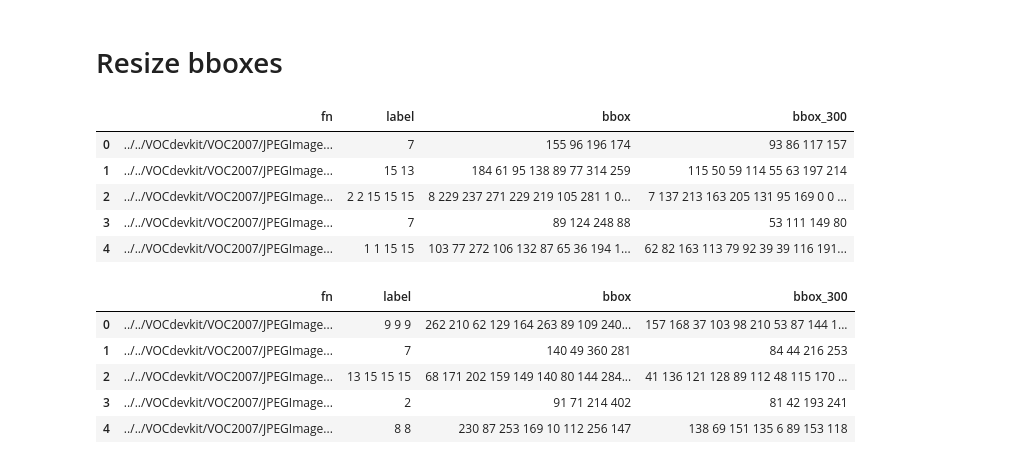
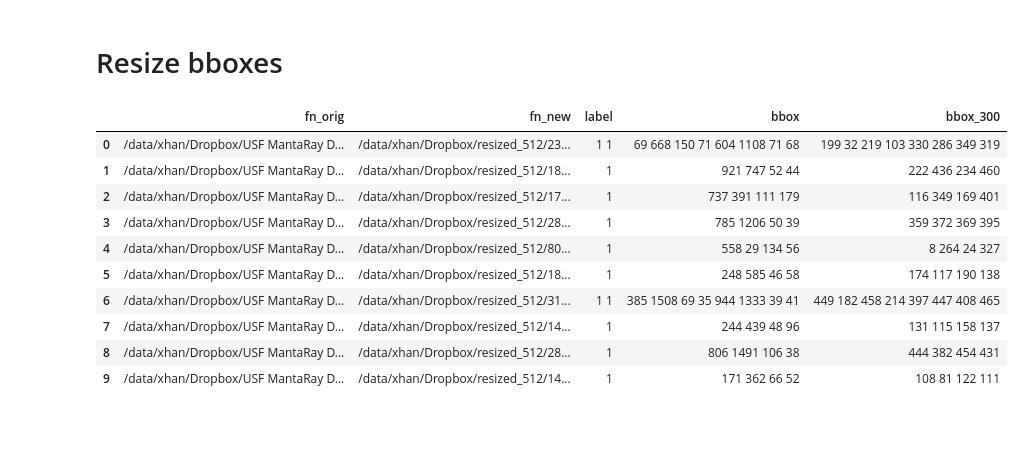
Before and after one commit to xhan0909/SSD_PyTorch_Implementation, a Jupyter notebook: nbs/img_resize.ipynb, the cells around one changed output. Cells and saved outputs as stored; diff of their text form; code cells hidden in the pictures; blank space fills up the shorter version.

```diff
--- a/nbs/img_resize.ipynb
+++ b/nbs/img_resize.ipynb
@@ -66,4 +77,4 @@ def bb_hw(bb):
 # %%
-PATH = Path('../VOCdevkit/VOC2007/')
-train_bbox_df = pd.read_csv(PATH/'tmp/train_bbox_multi.csv')
-val_bbox_df = pd.read_csv(PATH/'tmp/val_bbox_multi.csv')
+PATH = Path('/data/xhan/Dropbox/resized_512/')
+train_bbox_df = pd.read_csv('../data/train_anno.csv')
+val_bbox_df = pd.read_csv('../data/val_anno.csv')
@@ -98,21 +130,17 @@ resize_annotation_bbox(val_bbox_df)
 # %%
-train_bbox_df.head()
+train_bbox_df.head(10)
 # %% [output]
-|  | fn | label | bbox | bbox_300 |
-| 0 | ../../VOCdevkit/VOC2007/JPEGImage... | 7 | 155 96 196 174 | 93 86 117 157 |
-| 1 | ../../VOCdevkit/VOC2007/JPEGImage... | 15 13 | 184 61 95 138 89 77 314 259 | 115 50 59 114 55 63 197 214 |
-| 2 | ../../VOCdevkit/VOC2007/JPEGImage... | 2 2 15 15 15 | 8 229 237 271 229 219 105 281 1 0... | 7 137 213 163 205 131 95 169 0 0 ... |
-| 3 | ../../VOCdevkit/VOC2007/JPEGImage... | 7 | 89 124 248 88 | 53 111 149 80 |
-| 4 | ../../VOCdevkit/VOC2007/JPEGImage... | 1 1 15 15 | 103 77 272 106 132 87 65 36 194 1... | 62 82 163 113 79 92 39 39 116 191... |
+|  | fn_orig | fn_new | label | bbox | bbox_300 |
+| 0 | /data/xhan/Dropbox/USF MantaRay D... | /data/xhan/Dropbox/resized_512/23... | 1 1 | 69 668 150 71 604 1108 71 68 | 199 32 219 103 330 286 349 319 |
+| 1 | /data/xhan/Dropbox/USF MantaRay D... | /data/xhan/Dropbox/resized_512/18... | 1 | 921 747 52 44 | 222 436 234 460 |
+| 2 | /data/xhan/Dropbox/USF MantaRay D... | /data/xhan/Dropbox/resized_512/17... | 1 | 737 391 111 179 | 116 349 169 401 |
+| 3 | /data/xhan/Dropbox/USF MantaRay D... | /data/xhan/Dropbox/resized_512/28... | 1 | 785 1206 50 39 | 359 372 369 395 |
+| 4 | /data/xhan/Dropbox/USF MantaRay D... | /data/xhan/Dropbox/resized_512/80... | 1 | 558 29 134 56 | 8 264 24 327 |
+| 5 | /data/xhan/Dropbox/USF MantaRay D... | /data/xhan/Dropbox/resized_512/18... | 1 | 248 585 46 58 | 174 117 190 138 |
+| 6 | /data/xhan/Dropbox/USF MantaRay D... | /data/xhan/Dropbox/resized_512/31... | 1 1 | 385 1508 69 35 944 1333 39 41 | 449 182 458 214 397 447 408 465 |
+| 7 | /data/xhan/Dropbox/USF MantaRay D... | /data/xhan/Dropbox/resized_512/14... | 1 | 244 439 48 96 | 131 115 158 137 |
+| 8 | /data/xhan/Dropbox/USF MantaRay D... | /data/xhan/Dropbox/resized_512/28... | 1 | 806 1491 106 38 | 444 382 454 431 |
+| 9 | /data/xhan/Dropbox/USF MantaRay D... | /data/xhan/Dropbox/resized_512/14... | 1 | 171 362 66 52 | 108 81 122 111 |
-# %%
-val_bbox_df.head()
-# %% [output]
-|  | fn | label | bbox | bbox_300 |
-| 0 | ../../VOCdevkit/VOC2007/JPEGImage... | 9 9 9 | 262 210 62 129 164 263 89 109 240... | 157 168 37 103 98 210 53 87 144 1... |
-| 1 | ../../VOCdevkit/VOC2007/JPEGImage... | 7 | 140 49 360 281 | 84 44 216 253 |
-| 2 | ../../VOCdevkit/VOC2007/JPEGImage... | 13 15 15 15 | 68 171 202 159 149 140 80 144 284... | 41 136 121 128 89 112 48 115 170 ... |
-| 3 | ../../VOCdevkit/VOC2007/JPEGImage... | 2 | 91 71 214 402 | 81 42 193 241 |
-| 4 | ../../VOCdevkit/VOC2007/JPEGImage... | 8 8 | 230 87 253 169 10 112 256 147 | 138 69 151 135 6 89 153 118 |
 # %%
 train_bbox_df.to_csv(PATH/'tmp/train_bbox_multi.csv', index=False)
 val_bbox_df.to_csv(PATH/'tmp/val_bbox_multi.csv', index=False)
```
Also changed, not shown: parts of 12 cells of this notebook, 22 other files.
